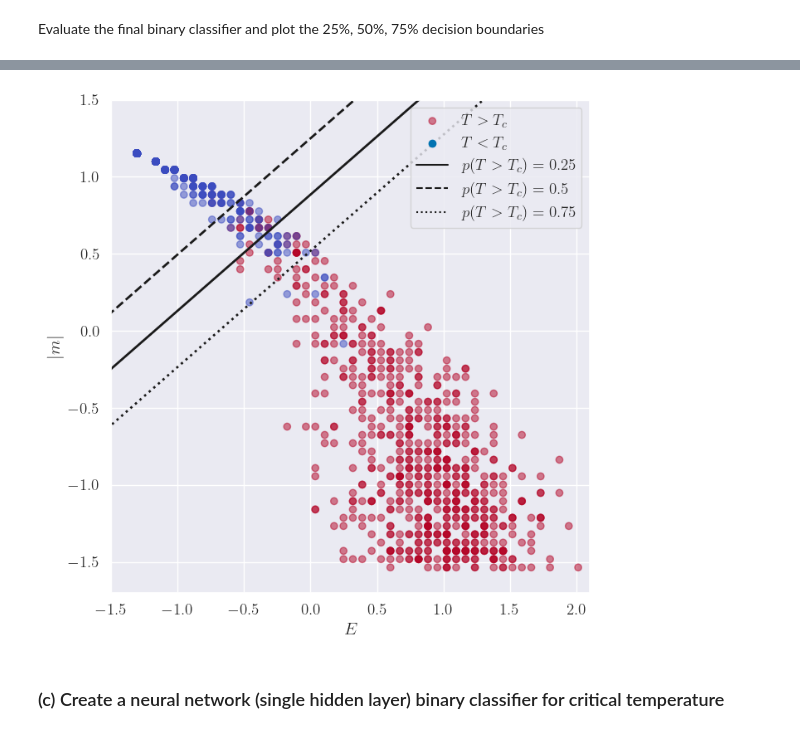
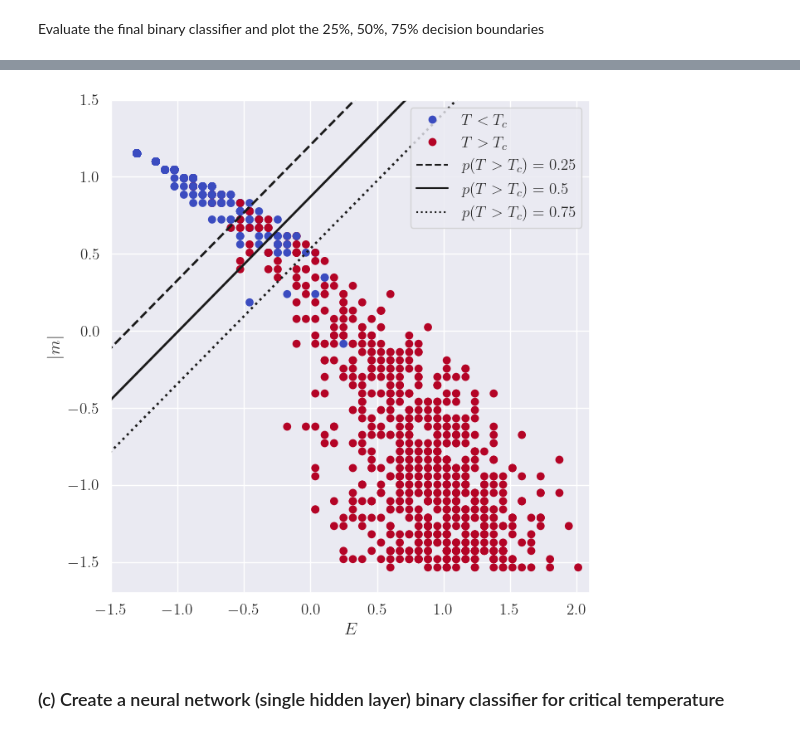
Before and after one commit to stommen/tif285, a Jupyter notebook: hand-ins/pub/ProblemSets/Set3/TIF285_ps3_basic_problems.ipynb, the cells around one changed output, grey strips where cells are left out. Saved outputs shown, nothing was run; the diff lists cells and outputs as text; code cells hidden in the pictures.

```diff
--- a/hand-ins/pub/ProblemSets/Set3/TIF285_ps3_basic_problems.ipynb
+++ b/hand-ins/pub/ProblemSets/Set3/TIF285_ps3_basic_problems.ipynb
@@ -1064,29 +1117,36 @@ You have tensorflow version: 2.16.2 (must be at least 2.0.0)
 T, Es, Ms = np.loadtxt(f'{DATA_DIR}/PS3_Prob4_data.txt',unpack=True)
 N_data = len(T)
 
+# Rng
+rng = np.random.default_rng(seed=19)
+
+# Normalize the data and shuffle it
 Es = (Es - np.mean(Es)) / np.std(Es)
 Ms = (Ms - np.mean(Ms)) / np.std(Ms)
-input_data = np.column_stack((Es,Ms))
+input_data = np.column_stack((T, Es,Ms))
+rng.shuffle(input_data)
 
+# Critical temperature
 Tc = 2 / np.log(1+np.sqrt(2))
-high_T = T>Tc
+high_T = input_data[:,0]>Tc
 
 # High-temperature = 1
-targets = high_T*np.ones_like(T,dtype=int)
+targets = high_T*np.ones_like(T, dtype=int)
 
-w = np.array([0., 1., -1.])
-
-training_data = input_data[:int(0.7*N_data), :]
+# Split the data, 70% training and 30% test
+training_data = input_data[:int(0.7*N_data), 1:]
 training_targets = targets[:int(0.7*N_data)]
-test_data = input_data[-int(0.3*N_data):, :]
+test_data = input_data[-int(0.3*N_data):, 1:]
 test_targets = targets[-int(0.3*N_data):]
 
+# Plot all the data
+plt.scatter(training_data[:,0], training_data[:,1], c=training_targets, cmap='coolwarm')
+plt.scatter(test_data[:,0], test_data[:,1], c=test_targets, cmap='coolwarm')
+plt.xlim(-1.5, 2.1)
+plt.ylim(-1.7, 1.5)
 
-x = single_neuron(input_data, w)
-plt.scatter(input_data[:,0], input_data[:,1], c=x, cmap='coolwarm')
-
-plt.colorbar(label='Single neuron output (sigmoid)')
 plt.xlabel('$E$')
 plt.ylabel('$|m|$')
+
 plt.show()
 # %% [output]
@@ -1141,20 +1204,22 @@ Evaluate the final binary classifier and plot the 25%, 50%, 75% decision boundar
 
 fig, ax = plt.subplots(1, 1, figsize=(7,7))
 
-# Decision boundaries
-x = np.linspace(-2, 2, 200)
-y = np.linspace(-2, 2, 200)
+x = np.linspace(-2, 2, 100)
+y = np.linspace(-2, 2, 100)
 
 X, Y = np.meshgrid(x, y)
+# Predict the probabilities for the grid
 Z = model.predict(np.column_stack((X.flatten(), Y.flatten()))).reshape(X.shape)
 
+# Plot the decision boundaries
 plt.contour(X, Y, Z, levels=[0.25], colors='k', linestyles='dashed', linewidths=2)
 plt.contour(X, Y, Z, levels=[0.5], colors='k', linewidths=2)
 plt.contour(X, Y, Z, levels=[0.75], colors='k', linestyles='dotted', linewidths=2)
-plt.scatter(input_data[:,0], input_data[:,1], c=high_T, cmap='coolwarm', alpha=0.5, label='$T > T_c$')
-plt.scatter([], [], c='b', alpha=1, label='$T < T_c$')
-plt.plot([], [], 'k-', label='$p(T > T_c) = 0.25$')
-plt.plot([], [], 'k--', label='$p(T > T_c) = 0.5$')
+plt.scatter(input_data[:,1], input_data[:,2], c=targets, cmap='coolwarm')
+plt.plot([], [], 'o', color='#3B4CC0', label='$T < T_c$')
+plt.plot([], [], 'o', color='#B40426', label='$T > T_c$')
+plt.plot([], [], 'k--', label='$p(T > T_c) = 0.25$')
+plt.plot([], [], 'k-', label='$p(T > T_c) = 0.5$')
 plt.plot([], [], 'k:', label='$p(T > T_c) = 0.75$')
 
 plt.xlabel('$E$')
@@ -1170,4 +1235,4 @@ plt.show()
-[figure, old version]
+[figure, new version]
 # %%
 assert len(weights_keras)==3, "There should be three parameters for the single neuron binary classifier"
 assert np.all(np.abs(weights_keras)<10), "The parameters will be of size ~1 when using normalized input data."
```
Also changed, not shown: parts of 21 cells of this notebook, 1 other file.
